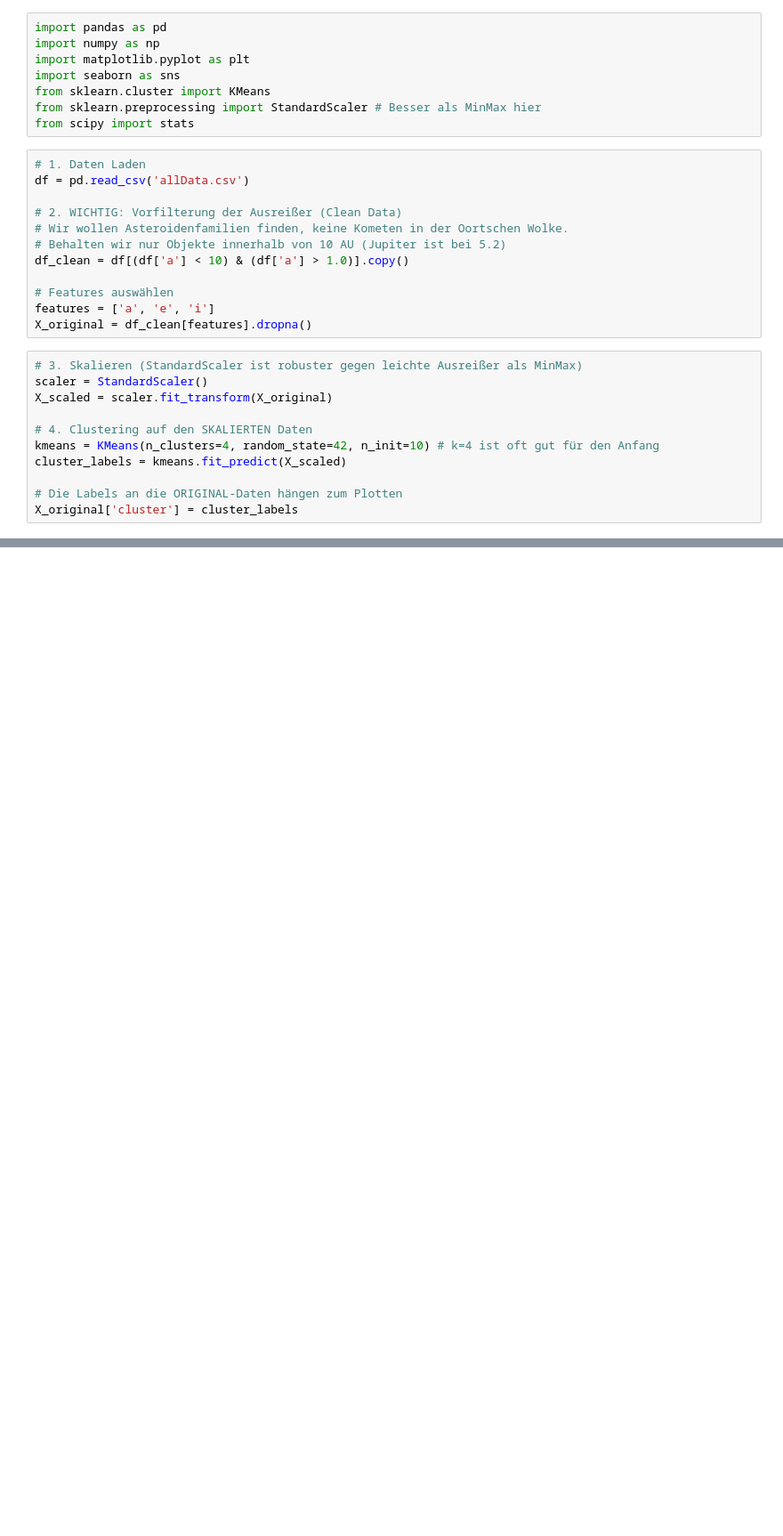
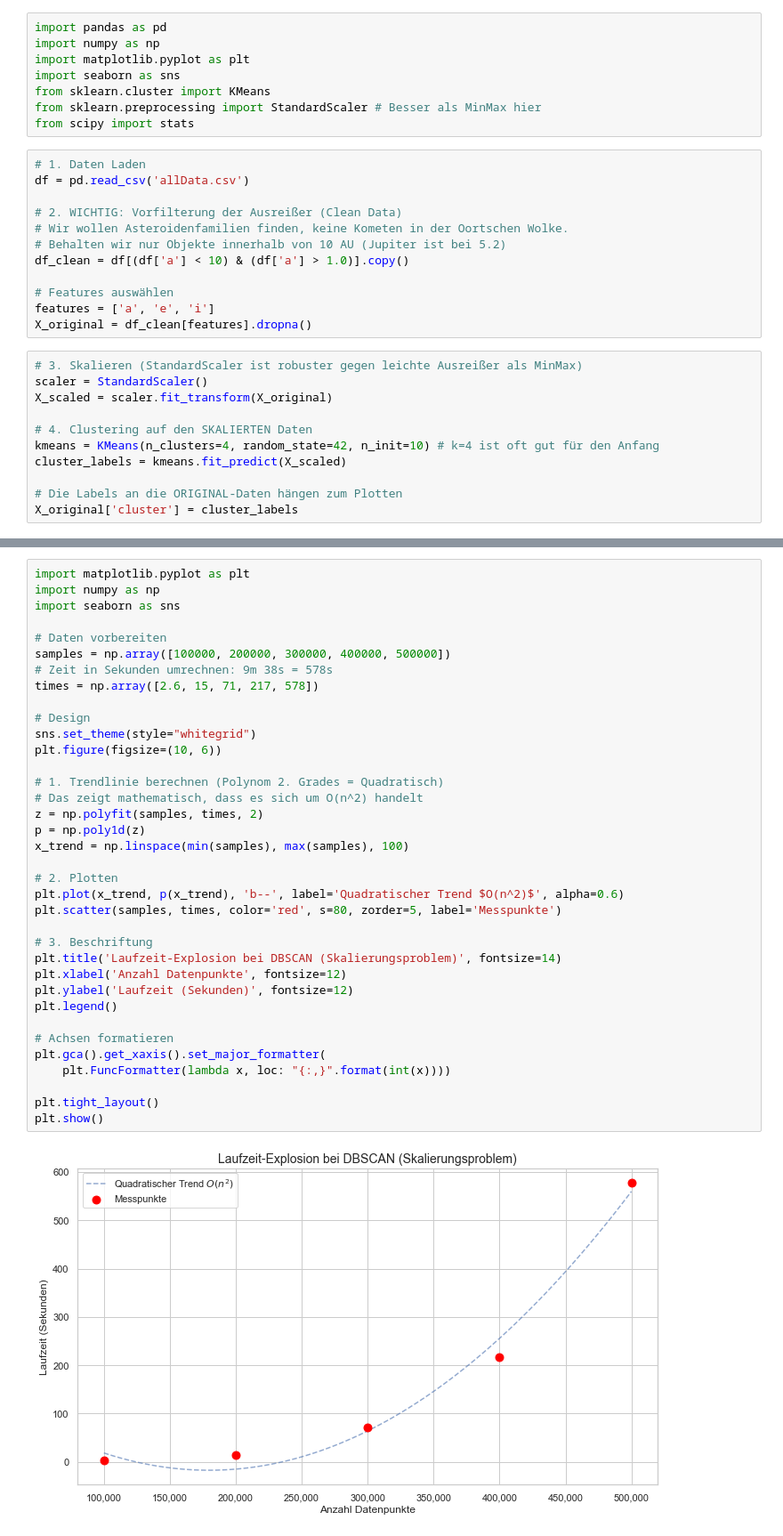
Before and after one commit to Chr1s21/MeteoritenPr-si, a Jupyter notebook: clustering/clean_FamilienFinder.ipynb, the cells around one changed output, grey strips where cells are left out. Shown: that part at 89% size. Saved outputs shown, nothing was run; the diff lists cells and outputs as text; blank space fills up the shorter version.

Commit message:
updated clean familien finder to include dbscan code; exported dbscan csv

```diff
--- a/clustering/clean_FamilienFinder.ipynb
+++ b/clustering/clean_FamilienFinder.ipynb
@@ -105,0 +219,38 @@ cluster
+# %%
+import matplotlib.pyplot as plt
+import numpy as np
+import seaborn as sns
+
+# Daten vorbereiten
+samples = np.array([100000, 200000, 300000, 400000, 500000])
+# Zeit in Sekunden umrechnen: 9m 38s = 578s
+times = np.array([2.6, 15, 71, 217, 578])
+
+# Design
+sns.set_theme(style="whitegrid")
+plt.figure(figsize=(10, 6))
+
+# 1. Trendlinie berechnen (Polynom 2. Grades = Quadratisch)
+# Das zeigt mathematisch, dass es sich um O(n^2) handelt
+z = np.polyfit(samples, times, 2)
+p = np.poly1d(z)
+x_trend = np.linspace(min(samples), max(samples), 100)
+
+# 2. Plotten
+plt.plot(x_trend, p(x_trend), 'b--', label='Quadratischer Trend $O(n^2)$', alpha=0.6)
+plt.scatter(samples, times, color='red', s=80, zorder=5, label='Messpunkte')
+
+# 3. Beschriftung
+plt.title('Laufzeit-Explosion bei DBSCAN (Skalierungsproblem)', fontsize=14)
+plt.xlabel('Anzahl Datenpunkte', fontsize=12)
+plt.ylabel('Laufzeit (Sekunden)', fontsize=12)
+plt.legend()
+
+# Achsen formatieren
+plt.gca().get_xaxis().set_major_formatter(
+    plt.FuncFormatter(lambda x, loc: "{:,}".format(int(x))))
+
+plt.tight_layout()
+plt.show()
+# %% [output]
+[figure, added]
```
Also changed, not shown: parts of 3 cells of this notebook, 1 other file.
